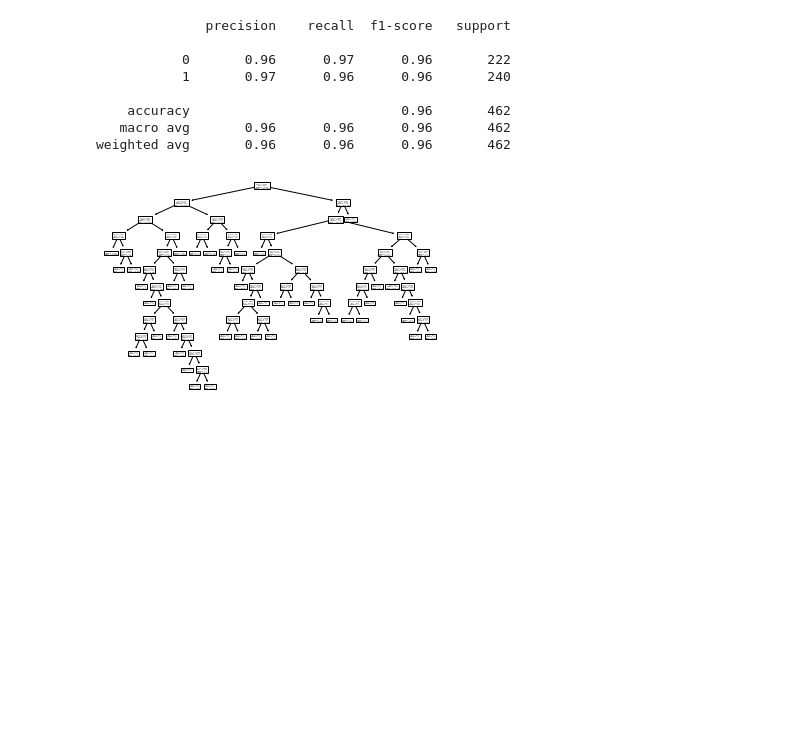
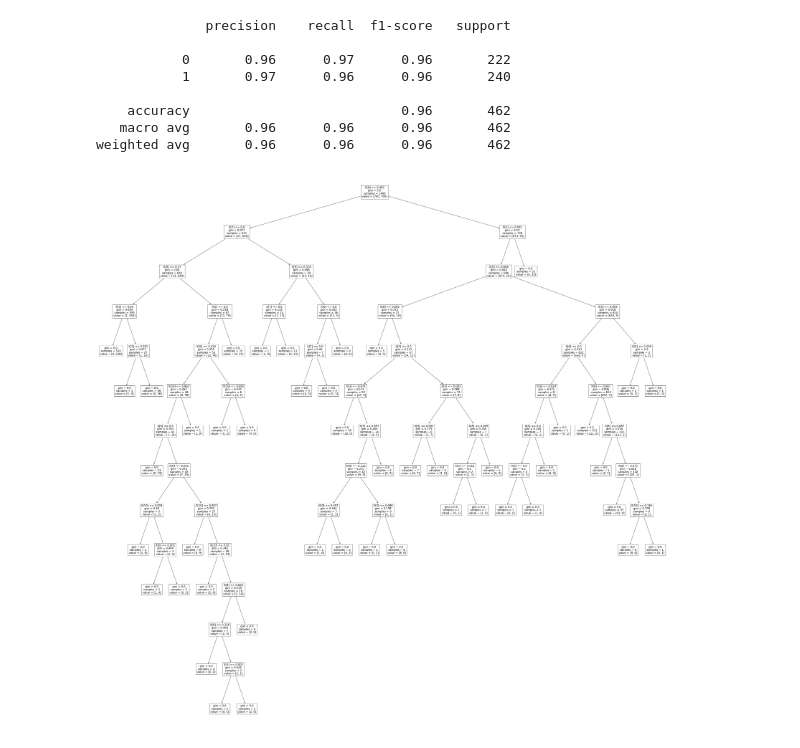
Before and after one commit to BeleRicks11/Instagram_Fake_Account_Detection, a Jupyter notebook: ML Classifier/OldDataset/Decision Tree Classifier.ipynb, the cells around one changed output. Cells and saved outputs as stored; diff of their text form; code cells hidden in the pictures; blank space fills up the shorter version.

```diff
--- a/ML Classifier/OldDataset/Decision Tree Classifier.ipynb
+++ b/ML Classifier/OldDataset/Decision Tree Classifier.ipynb
@@ -146,8 +146,8 @@ weighted avg       0.96      0.96      0.96       462
 # %%
 tree.plot_tree(clf.fit(X,y))
 fig = clf.fit(X,y)
 tree.plot_tree(fig)
-plt.rcParams["figure.figsize"] = [40,40]
+plt.rcParams["figure.figsize"] = [60,60]
 plt.show()
 # %% [output]
-[figure, old version]
+[figure, new version]
```
Also changed, not shown: parts of 2 cells of this notebook, 1 other file.
